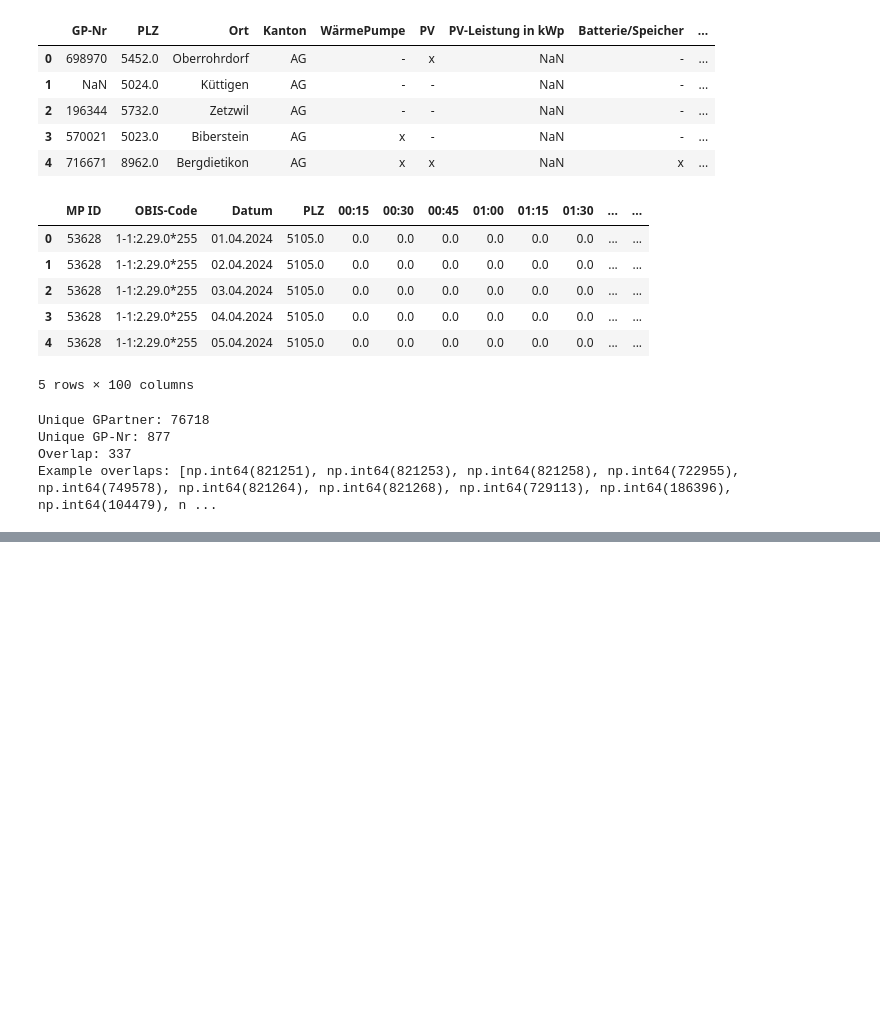
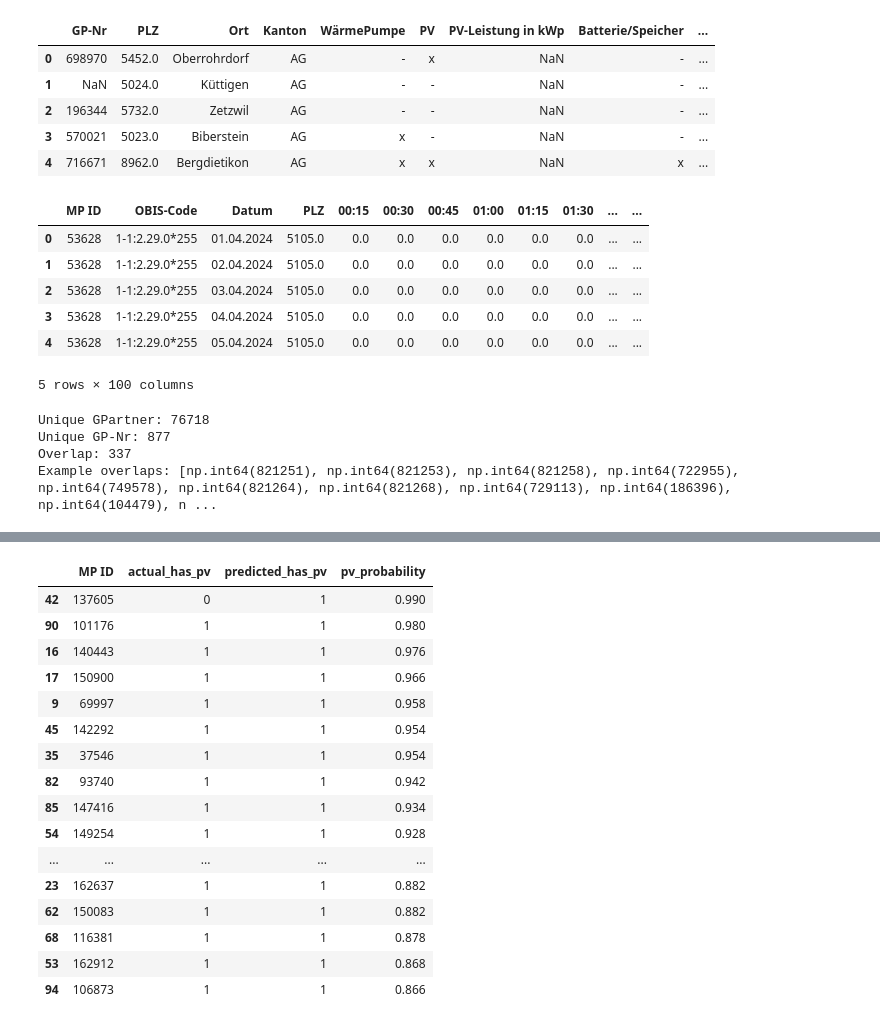
Before and after one commit to francescocafagna2002/OSNOVA, a Jupyter notebook: dataanalysis/cleaning.ipynb, the cells around one changed output, grey strips where cells are left out. Saved outputs shown, nothing was run; the diff lists cells and outputs as text; code cells hidden in the pictures; blank space fills up the shorter version.

Commit message:
save working model

```diff
--- a/dataanalysis/cleaning.ipynb
+++ b/dataanalysis/cleaning.ipynb
@@ -145,0 +1002,78 @@ Matched unique MP IDs: 413
+# %%
+
+
+# EVALUATE MODEL
+
+
+pred = model.predict(
+    X_test
+)
+
+prob = model.predict_proba(
+    X_test
+)[:, 1]
+
+print(
+    "\nClassification report:"
+)
+
+print(
+    classification_report(
+        y_test,
+        pred,
+    )
+)
+
+print(
+    "\nConfusion matrix:"
+)
+
+print(
+    confusion_matrix(
+        y_test,
+        pred,
+    )
+)
+
+if y_test.nunique() == 2:
+    print(
+        "\nROC AUC:",
+        roc_auc_score(
+            y_test,
+            prob,
+        )
+    )
+
+
+
+# 27. SHOW TEST RESULTS PER METER
+
+
+results = pd.DataFrame({
+    "MP ID": dataset.loc[
+        X_test.index,
+        "MP ID"
+    ].values,
+
+    "actual_has_pv": (
+        y_test.values
+    ),
+
+    "predicted_has_pv": (
+        pred
+    ),
+
+    "pv_probability": (
+        prob
+    ),
+})
+
+results = results.sort_values(
+    "pv_probability",
+    ascending=False,
+)
+
+display(
+    results.head(30)
+)
+# %% [output]
@@ -145,0 +1096,17 @@ Matched unique MP IDs: 413
+|  | MP ID | actual_has_pv | predicted_has_pv | pv_probability |
+| 42 | 137605 | 0 | 1 | 0.990 |
+| 90 | 101176 | 1 | 1 | 0.980 |
+| 16 | 140443 | 1 | 1 | 0.976 |
+| 17 | 150900 | 1 | 1 | 0.966 |
+| 9 | 69997 | 1 | 1 | 0.958 |
+| 45 | 142292 | 1 | 1 | 0.954 |
+| 35 | 37546 | 1 | 1 | 0.954 |
+| 82 | 93740 | 1 | 1 | 0.942 |
+| 85 | 147416 | 1 | 1 | 0.934 |
+| 54 | 149254 | 1 | 1 | 0.928 |
+| ... | ... | ... | ... | ... |
+| 23 | 162637 | 1 | 1 | 0.882 |
+| 62 | 150083 | 1 | 1 | 0.882 |
+| 68 | 116381 | 1 | 1 | 0.878 |
+| 53 | 162912 | 1 | 1 | 0.868 |
+| 94 | 106873 | 1 | 1 | 0.866 |
```
Also changed, not shown: parts of 17 cells of this notebook, 1 other file.
